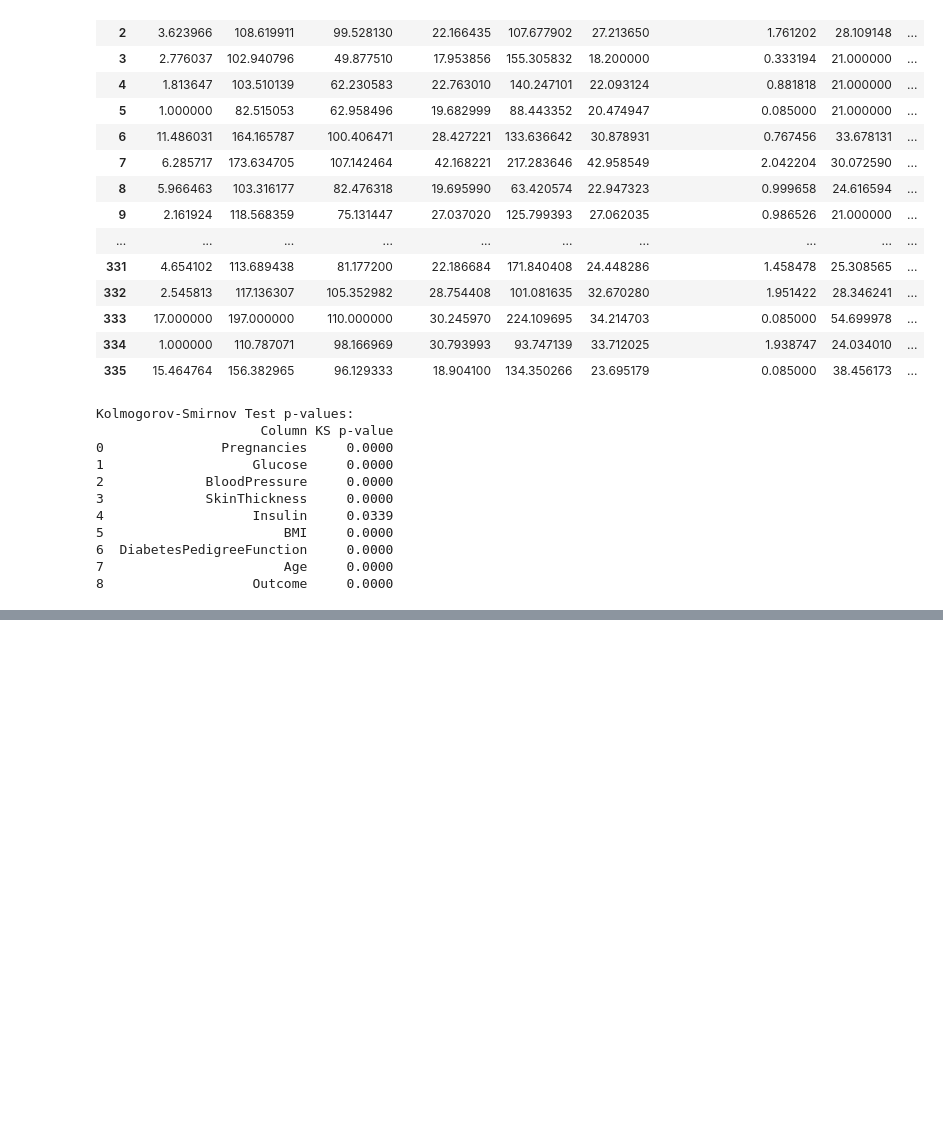
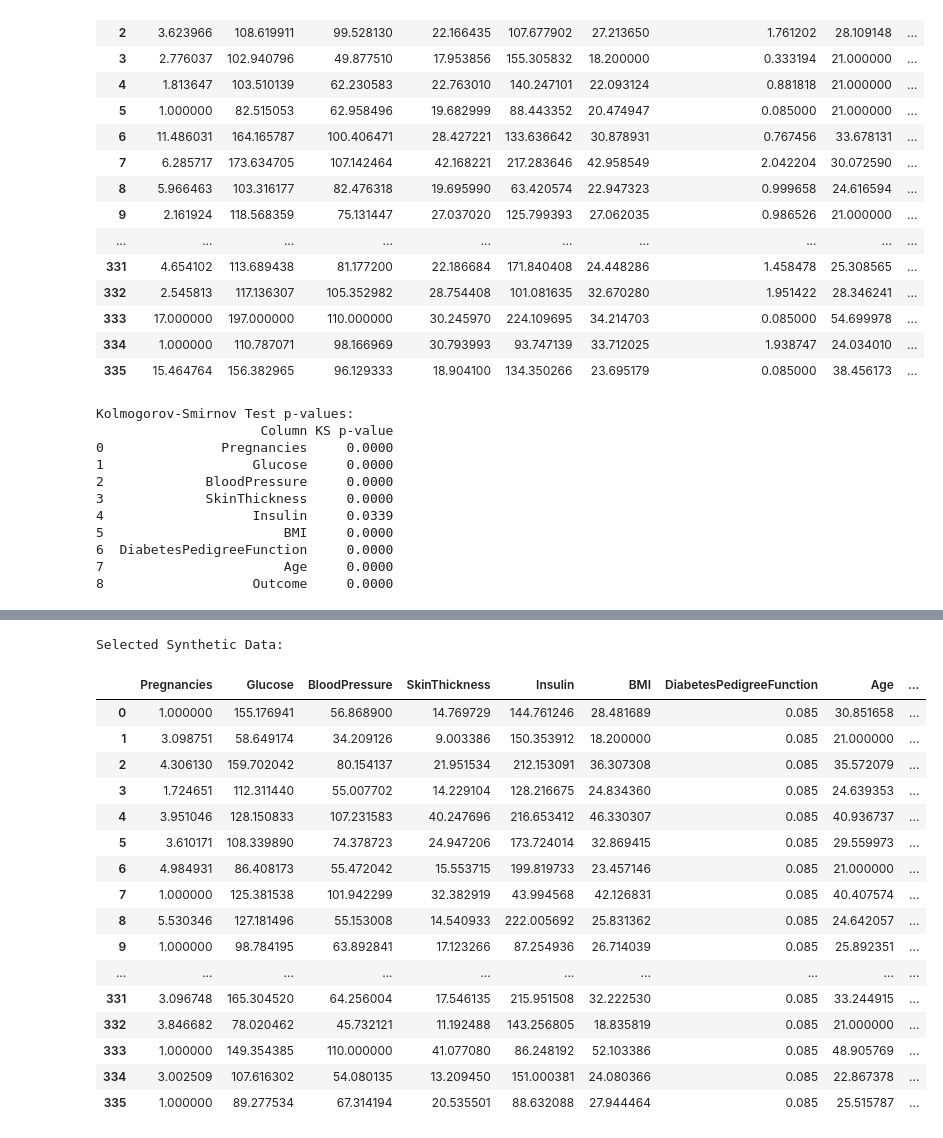
Before and after one commit to Chuchoruto/synth, a Jupyter notebook: testing.ipynb, the cells around one changed output, grey strips where cells are left out. Cells and saved outputs as stored; diff of their text form; code cells hidden in the pictures; blank space fills up the shorter version.

```diff
--- a/testing.ipynb
+++ b/testing.ipynb
@@ -951,0 +954,53 @@ Kolmogorov-Smirnov Test p-values:
+# %%
+import pandas as pd
+from IPython.display import HTML
+
+
+
+# Function to render a scrollable DataFrame
+def display_scrollable_dataframe(df, max_height=400):
+    """
+    Display a scrollable pandas DataFrame in a Jupyter Notebook.
+
+    Parameters:
+    df (pd.DataFrame): The DataFrame to display.
+    max_height (int): The maximum height of the scrollable area in pixels.
+    """
+    style = f"""
+    <style>
+    .scrollable-dataframe {{
+        max-height: {max_height}px;
+        overflow-y: scroll;
+        display: inline-block;
+    }}
+    </style>
+    """
+
+    html = df.to_html(classes='scrollable-dataframe')
+    display(HTML(style + html))
+
+
+
+# Import necessary modules
+import pandas as pd
+from model import Model
+
+# Define the path to the CSV file and the number of samples to generate
+csv_path = 'diabetes.csv'
+num_samples = 336
+
+# Instantiate the Model class
+model = Model(csv_path, num_samples)
+
+# Display the first few rows of the original dataset
+print("\nOriginal Data")
+display_scrollable_dataframe(model.original_set)
+
+# Display the first few rows of the generated synthetic data
+print("\nSelected Synthetic Data:")
+display_scrollable_dataframe(model.selected_synthetic_data)
+
+# Display the KS test p-values
+print("\nKolmogorov-Smirnov Test p-values:")
+print(model.p_values_df)
+# %% [output]
@@ -951,0 +1036,18 @@ Kolmogorov-Smirnov Test p-values:
+Selected Synthetic Data:
+|  | Pregnancies | Glucose | BloodPressure | SkinThickness | Insulin | BMI | DiabetesPedigreeFunction | Age | ... |
+| 0 | 1.000000 | 155.176941 | 56.868900 | 14.769729 | 144.761246 | 28.481689 | 0.085 | 30.851658 | ... |
+| 1 | 3.098751 | 58.649174 | 34.209126 | 9.003386 | 150.353912 | 18.200000 | 0.085 | 21.000000 | ... |
+| 2 | 4.306130 | 159.702042 | 80.154137 | 21.951534 | 212.153091 | 36.307308 | 0.085 | 35.572079 | ... |
+| 3 | 1.724651 | 112.311440 | 55.007702 | 14.229104 | 128.216675 | 24.834360 | 0.085 | 24.639353 | ... |
+| 4 | 3.951046 | 128.150833 | 107.231583 | 40.247696 | 216.653412 | 46.330307 | 0.085 | 40.936737 | ... |
+| 5 | 3.610171 | 108.339890 | 74.378723 | 24.947206 | 173.724014 | 32.869415 | 0.085 | 29.559973 | ... |
+| 6 | 4.984931 | 86.408173 | 55.472042 | 15.553715 | 199.819733 | 23.457146 | 0.085 | 21.000000 | ... |
+| 7 | 1.000000 | 125.381538 | 101.942299 | 32.382919 | 43.994568 | 42.126831 | 0.085 | 40.407574 | ... |
+| 8 | 5.530346 | 127.181496 | 55.153008 | 14.540933 | 222.005692 | 25.831362 | 0.085 | 24.642057 | ... |
+| 9 | 1.000000 | 98.784195 | 63.892841 | 17.123266 | 87.254936 | 26.714039 | 0.085 | 25.892351 | ... |
+| ... | ... | ... | ... | ... | ... | ... | ... | ... | ... |
+| 331 | 3.096748 | 165.304520 | 64.256004 | 17.546135 | 215.951508 | 32.222530 | 0.085 | 33.244915 | ... |
+| 332 | 3.846682 | 78.020462 | 45.732121 | 11.192488 | 143.256805 | 18.835819 | 0.085 | 21.000000 | ... |
+| 333 | 1.000000 | 149.354385 | 110.000000 | 41.077080 | 86.248192 | 52.103386 | 0.085 | 48.905769 | ... |
+| 334 | 3.002509 | 107.616302 | 54.080135 | 13.209450 | 151.000381 | 24.080366 | 0.085 | 22.867378 | ... |
+| 335 | 1.000000 | 89.277534 | 67.314194 | 20.535501 | 88.632088 | 27.944464 | 0.085 | 25.515787 | ... |
```
Also changed, not shown: parts of 2 cells of this notebook, 2 other files.
